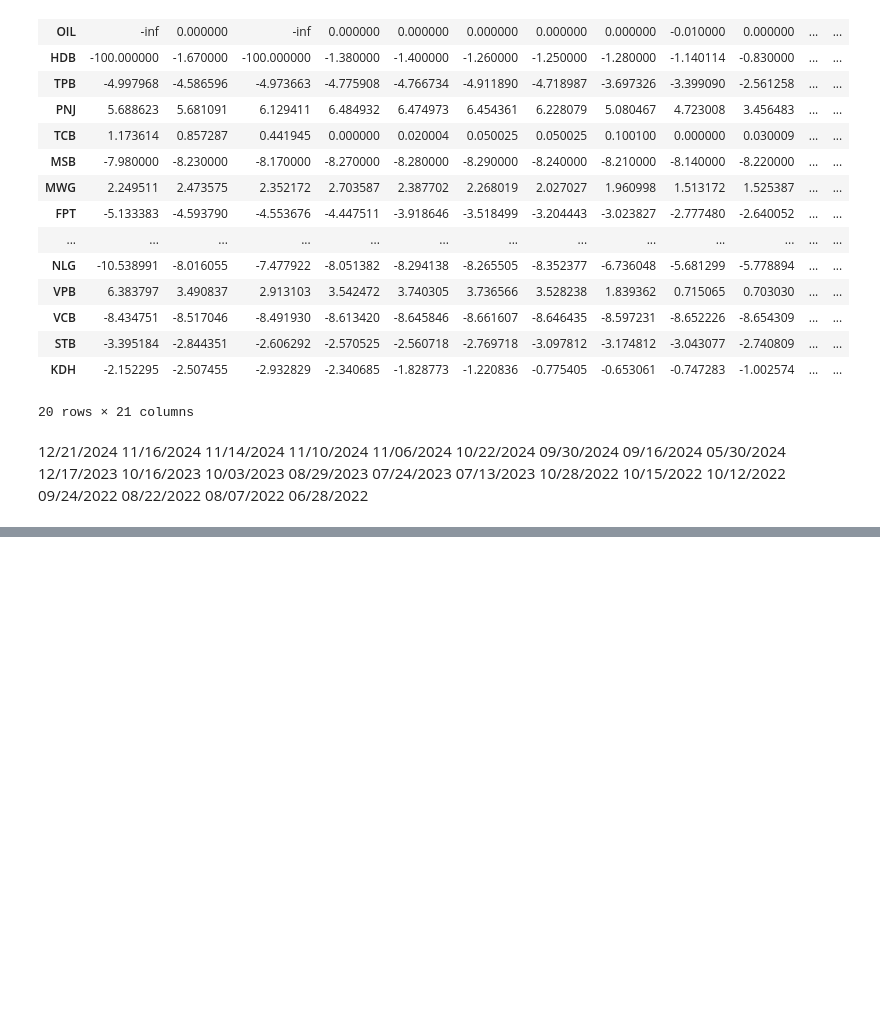
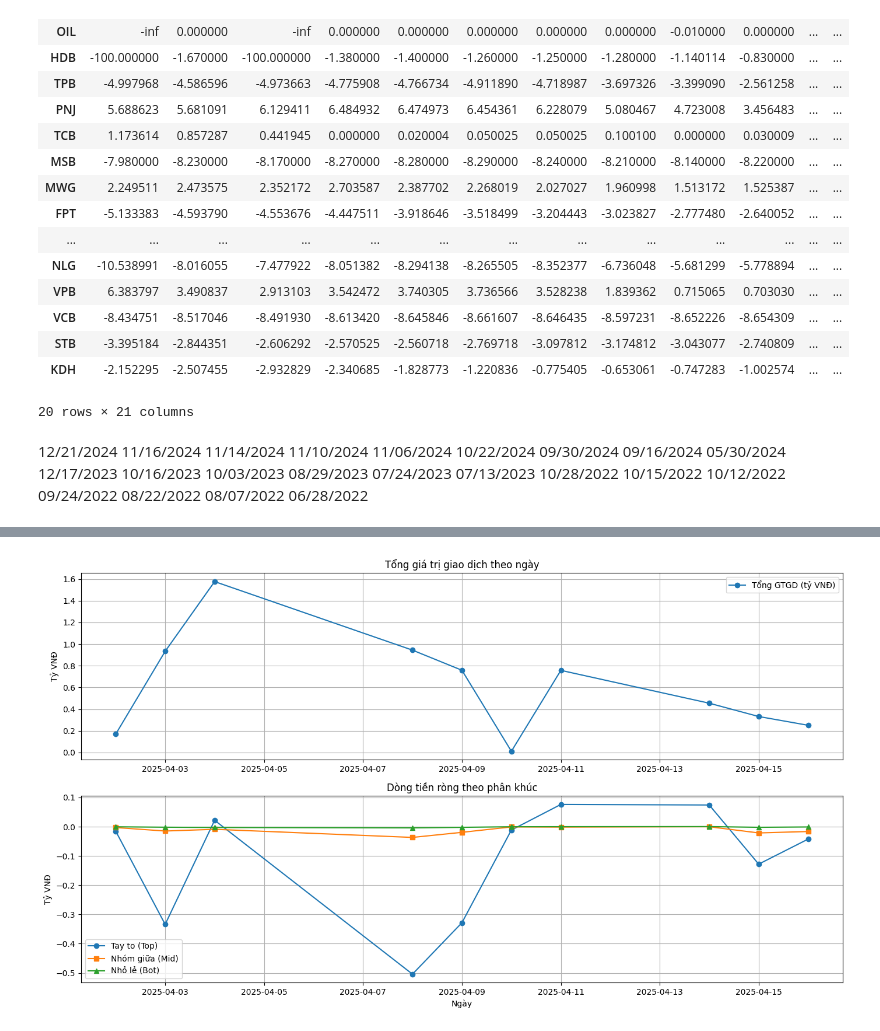
Before and after one commit to vinhnguyen-22/Vincent-Stock-Dashboard, a Jupyter notebook: notebooks/Optimize_portfolio.ipynb, the cells around one changed output, grey strips where cells are left out. Saved outputs shown, nothing was run; the diff lists cells and outputs as text; code cells hidden in the pictures; blank space fills up the shorter version.

```diff
--- a/notebooks/Optimize_portfolio.ipynb
+++ b/notebooks/Optimize_portfolio.ipynb
@@ -296,21 +418,22 @@ plt.show()
 # %% [output]
 [figure]
 # %%
-
 def filter_stocks(market_cap_min=10000000000000, net_bought_val_avg_20d_min=100000000):
     url = "https://screener-api.vndirect.com.vn/search_data"
     payload = {
         "fields": "code,companyNameVi,floor,priceCr,quarterReportDate,annualReportDate,marketCapCr,netForBoughtValAvgCr20d",
         "filters": [
             {"dbFilterCode": "marketCapCr", "condition": "GT", "value": market_cap_min},
-            {"dbFilterCode": "netForBoughtValAvgCr20d", "condition": "GT", "value": net_bought_val_avg_20d_min}
+            {
+                "dbFilterCode": "netForBoughtValAvgCr20d",
+                "condition": "GT",
+                "value": net_bought_val_avg_20d_min,
+            },
         ],
-        "sort": "code:asc"
+        "sort": "code:asc",
     }
 
-    headers = {
-        "Content-Type": "application/json"
-    }
+    headers = {"Content-Type": "application/json"}
 
     response = requests.post(url, json=payload, headers=headers)
 
@@ -321,6 +444,7 @@ def filter_stocks(market_cap_min=10000000000000, net_bought_val_avg_20d_min=1000
     else:
         return {"error": f"Request failed with status code {response.status_code}"}
 
+
 # Gọi hàm để lấy danh sách cổ phiếu lọc được
 data = filter_stocks()
 data
@@ -474,0 +677,36 @@ growth_rate.head(20)
+# %%
+import matplotlib.pyplot as plt
+
+
+def plot_cashflow(df):
+    df = df.copy()
+    df.set_index("date", inplace=True)
+
+    plt.figure(figsize=(14, 8))
+
+    # Tổng giá trị giao dịch
+    plt.subplot(2, 1, 1)
+    plt.plot(df.index, df["totalVal"] / 1e9, marker="o", label="Tổng GTGD (tỷ VNĐ)")
+    plt.title("Tổng giá trị giao dịch theo ngày")
+    plt.ylabel("Tỷ VNĐ")
+    plt.grid(True)
+    plt.legend()
+
+    # Dòng tiền ròng từng phân khúc
+    plt.subplot(2, 1, 2)
+    plt.plot(df.index, df["netTopVal"] / 1e9, marker="o", label="Tay to (Top)")
+    plt.plot(df.index, df["netMidVal"] / 1e9, marker="s", label="Nhóm giữa (Mid)")
+    plt.plot(df.index, df["netBotVal"] / 1e9, marker="^", label="Nhỏ lẻ (Bot)")
+    plt.title("Dòng tiền ròng theo phân khúc")
+    plt.xlabel("Ngày")
+    plt.ylabel("Tỷ VNĐ")
+    plt.grid(True)
+    plt.legend()
+
+    plt.tight_layout()
+    plt.show()
+
+
+plot_cashflow(df_10_days)
+# %% [output]
+[figure, added]
```
Also changed, not shown: parts of 9 cells of this notebook, 7 other files.
